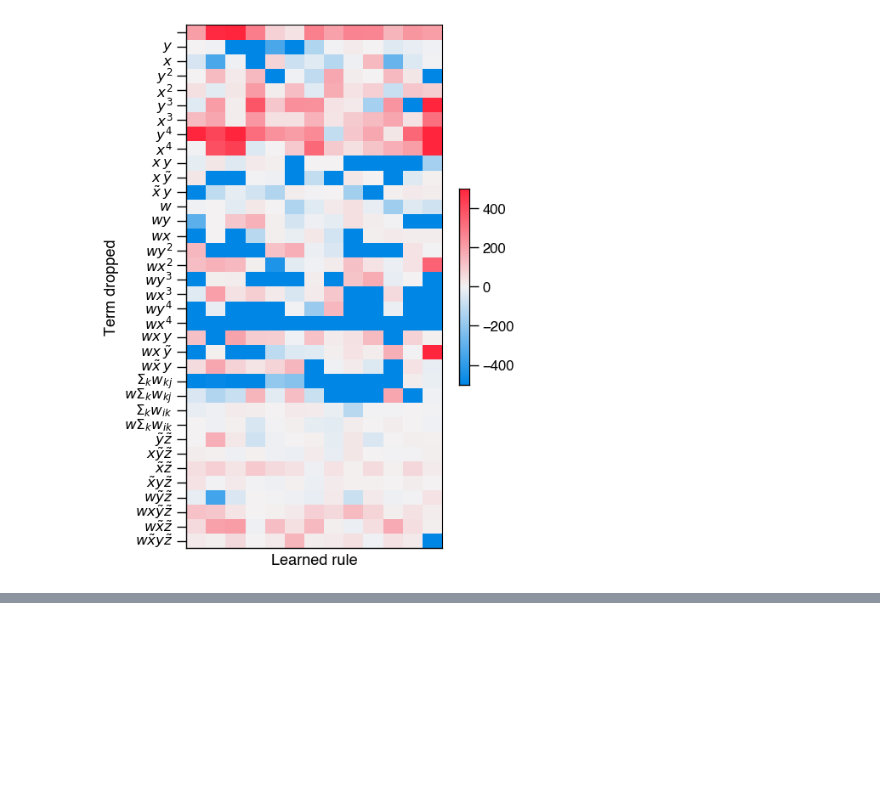
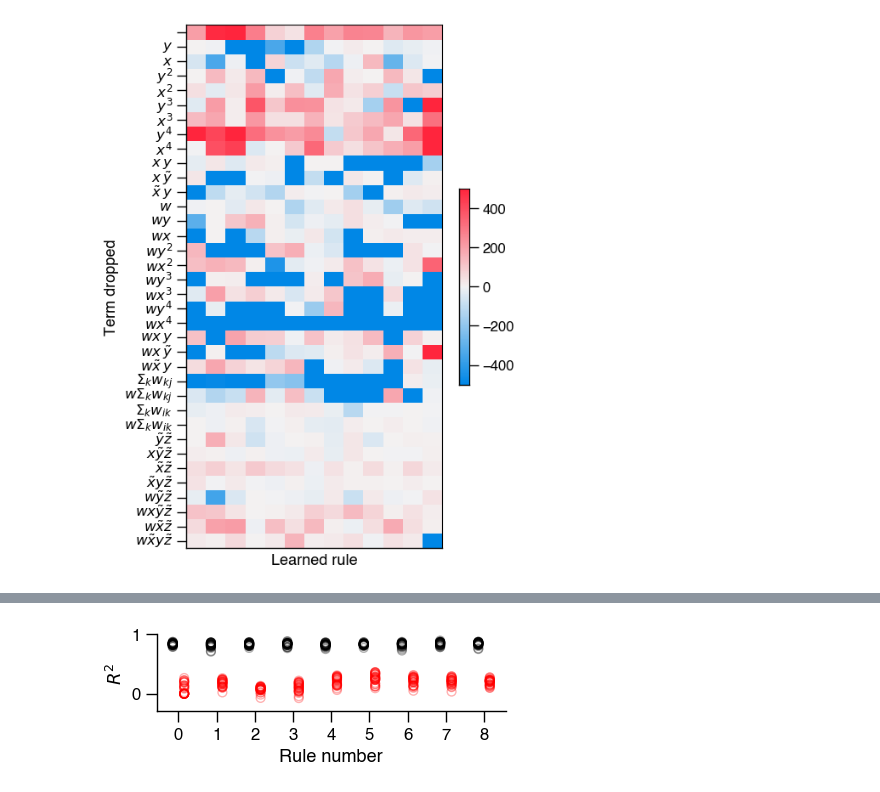
Before and after one commit to davidgbe/automated_plasticity_discovery, a Jupyter notebook: rule_dropouts_bulk_analysis.ipynb, the cells around one changed output, grey strips where cells are left out. Cells and saved outputs as stored; diff of their text form; code cells hidden in the pictures; blank space fills up the shorter version.

```diff
--- a/rule_dropouts_bulk_analysis.ipynb
+++ b/rule_dropouts_bulk_analysis.ipynb
@@ -447,0 +525,5 @@ fig.savefig('./figures/rule_dropouts_n5_long_r2.svg')
+# %%
+fig, ax = make_r2_plots_drop_z(DATA_PATHS_NO_HET_SHORT_DROP_Z)
+fig.savefig('./figures/rule_dropouts_z_n5_long_r2.svg')
+# %% [output]
+[figure, added]
```
Also changed, not shown: parts of 6 cells of this notebook, 1 other file.
